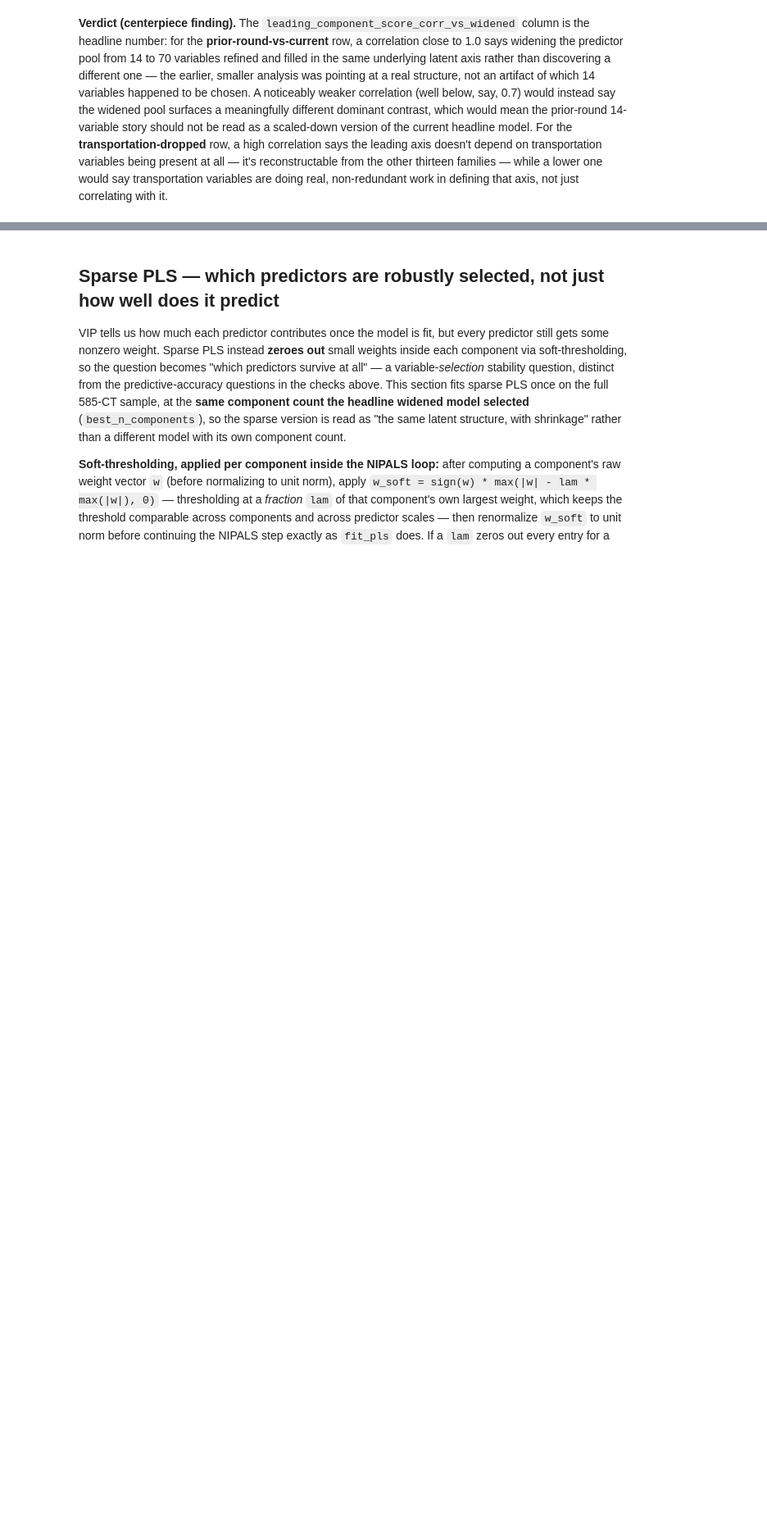
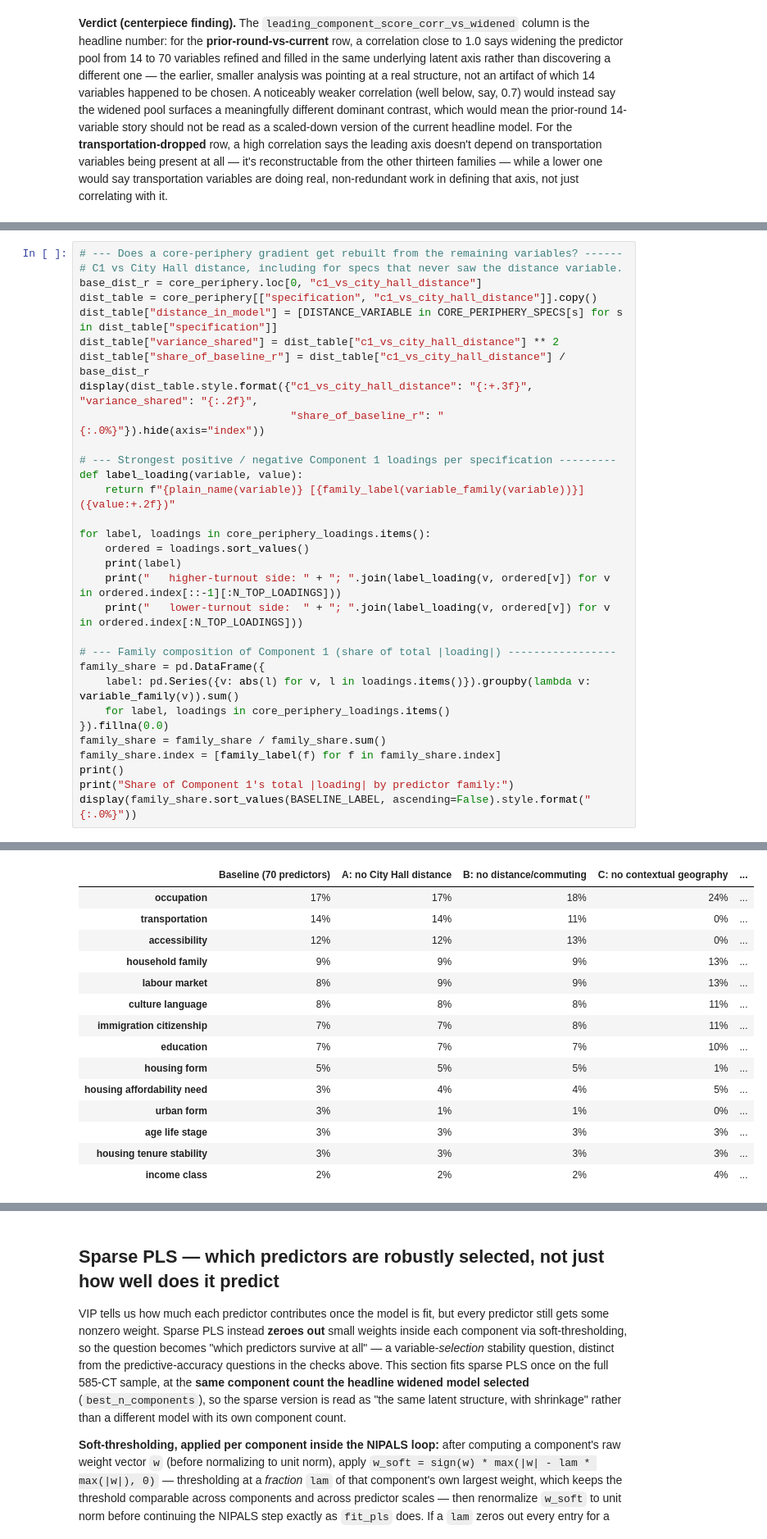
Before and after one commit to schoolofcities/place-and-politics-toronto, a Jupyter notebook: analysis/toronto_election_turnout/08_robustness_and_alternative_models.ipynb, the cells around one changed output, grey strips where cells are left out. Shown at 82% size. Cells and saved outputs as stored; diff of their text form; blank space fills up the shorter version.

```diff
--- a/analysis/toronto_election_turnout/08_robustness_and_alternative_models.ipynb
+++ b/analysis/toronto_election_turnout/08_robustness_and_alternative_models.ipynb
@@ -790,0 +1004,32 @@ Current predictor set without transportation: 61 predictors (9 removed)
+# %%
+# --- Does a core-periphery gradient get rebuilt from the remaining variables? ------
+# C1 vs City Hall distance, including for specs that never saw the distance variable.
+base_dist_r = core_periphery.loc[0, "c1_vs_city_hall_distance"]
+dist_table = core_periphery[["specification", "c1_vs_city_hall_distance"]].copy()
+dist_table["distance_in_model"] = [DISTANCE_VARIABLE in CORE_PERIPHERY_SPECS[s] for s in dist_table["specification"]]
+dist_table["variance_shared"] = dist_table["c1_vs_city_hall_distance"] ** 2
+dist_table["share_of_baseline_r"] = dist_table["c1_vs_city_hall_distance"] / base_dist_r
+display(dist_table.style.format({"c1_vs_city_hall_distance": "{:+.3f}", "variance_shared": "{:.2f}",
+                                 "share_of_baseline_r": "{:.0%}"}).hide(axis="index"))
+
+# --- Strongest positive / negative Component 1 loadings per specification ---------
+def label_loading(variable, value):
+    return f"{plain_name(variable)} [{family_label(variable_family(variable))}] ({value:+.2f})"
+
+for label, loadings in core_periphery_loadings.items():
+    ordered = loadings.sort_values()
+    print(label)
+    print("   higher-turnout side: " + "; ".join(label_loading(v, ordered[v]) for v in ordered.index[::-1][:N_TOP_LOADINGS]))
+    print("   lower-turnout side:  " + "; ".join(label_loading(v, ordered[v]) for v in ordered.index[:N_TOP_LOADINGS]))
+
+# --- Family composition of Component 1 (share of total |loading|) -----------------
+family_share = pd.DataFrame({
+    label: pd.Series({v: abs(l) for v, l in loadings.items()}).groupby(lambda v: variable_family(v)).sum()
+    for label, loadings in core_periphery_loadings.items()
+}).fillna(0.0)
+family_share = family_share / family_share.sum()
+family_share.index = [family_label(f) for f in family_share.index]
+print()
+print("Share of Component 1's total |loading| by predictor family:")
+display(family_share.sort_values(BASELINE_LABEL, ascending=False).style.format("{:.0%}"))
+# %% [output]
@@ -790,0 +1063,15 @@ Current predictor set without transportation: 61 predictors (9 removed)
+|  | Baseline (70 predictors) | A: no City Hall distance | B: no distance/commuting | C: no contextual geography | ... |
+| occupation | 17% | 17% | 18% | 24% | ... |
+| transportation | 14% | 14% | 11% | 0% | ... |
+| accessibility | 12% | 12% | 13% | 0% | ... |
+| household family | 9% | 9% | 9% | 13% | ... |
+| labour market | 8% | 9% | 9% | 13% | ... |
+| culture language | 8% | 8% | 8% | 11% | ... |
+| immigration citizenship | 7% | 7% | 8% | 11% | ... |
+| education | 7% | 7% | 7% | 10% | ... |
+| housing form | 5% | 5% | 5% | 1% | ... |
+| housing affordability need | 3% | 4% | 4% | 5% | ... |
+| urban form | 3% | 1% | 1% | 0% | ... |
+| age life stage | 3% | 3% | 3% | 3% | ... |
+| housing tenure stability | 3% | 3% | 3% | 3% | ... |
+| income class | 2% | 2% | 2% | 4% | ... |
```
Also changed, not shown: parts of 11 cells of this notebook.
